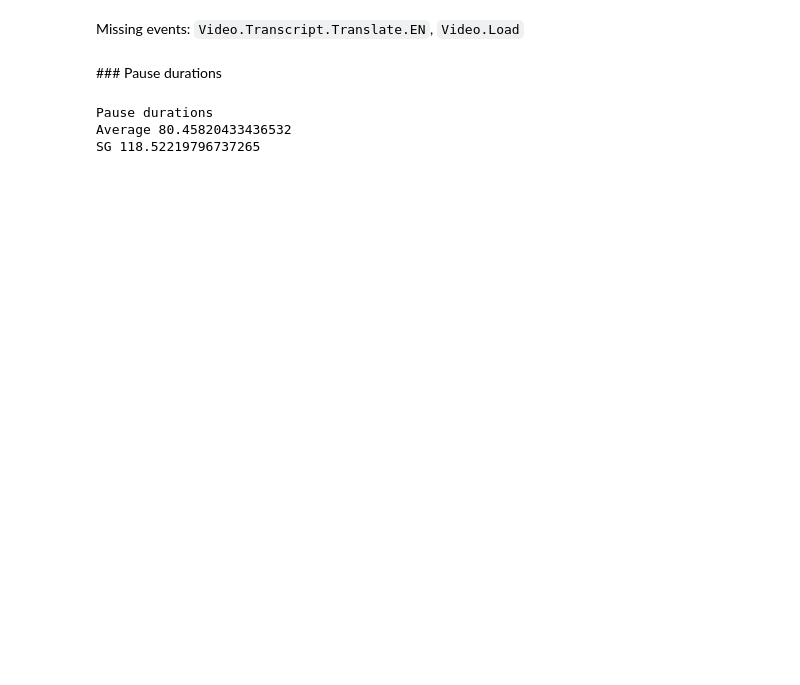
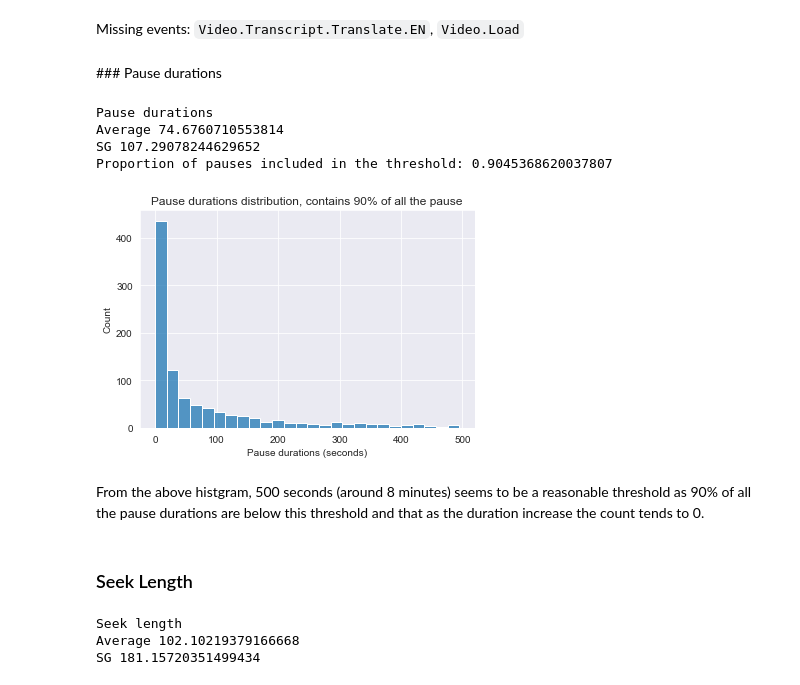
Before and after one commit to epfl-ml4ed/flipped-classroom, a Jupyter notebook: notebooks/AIED_feature_reproduction.ipynb, the cells around one changed output. Saved outputs shown, nothing was run; the diff lists cells and outputs as text; code cells hidden in the pictures; blank space fills up the shorter version.

Commit message:
AIED time speeding up feature

```diff
--- a/notebooks/AIED_feature_reproduction.ipynb
+++ b/notebooks/AIED_feature_reproduction.ipynb
@@ -273,28 +289,61 @@ Missing events: `Video.Transcript.Translate.EN`, `Video.Load`
 # %% [markdown]
 ### Pause durations
 # %%
-def pause_duration(user_events, max_duration=600):
+def pause_duration(user_events, max_duration=500):
     """Compute the time interval between each pause event and the next play event`
-    Only pause durataions smaller than `max_duration` are taken into account."""
+    Only pause durataions smaller than `max_duration` are taken into account.
+    Default threshold to 10 min"""
 
     pause_events = user_events[user_events.EventType.isin(["Video.Pause", "Video.Play"])].copy()
     pause_events = pause_events.sort_values(by="TimeStamp")
     pause_events['PrevEvent'] = pause_events['EventType'].shift(1)
     pause_events['Diff'] = pause_events.TimeStamp.diff().dropna()
     pause_events = pause_events[pause_events.PrevEvent == 'Video.Pause']
+    nb_pause = len(pause_events)
     pause_events = pause_events[pause_events.Diff < max_duration]
-    return pause_events.Diff.values
+    return pause_events.Diff.values, len(pause_events.Diff.values) / nb_pause
 
 def avg_pause_duration(user_events):
-    return pause_duration(user_events).mean()
+    return pause_duration(user_events)[0].mean()
 
 def std_pause_duration(user_events):
-    return pause_duration(user_events).std()
+    return pause_duration(user_events)[0].std()
 
 print("Pause durations")
 print("Average",avg_pause_duration(user_events))
 print("SG",std_pause_duration(user_events))
+print("Proportion of pauses included in the threshold:", pause_duration(user_events)[1])
 # %% [output]
 Pause durations
-Average 80.45820433436532
-SG 118.52219796737265
+Average 74.6760710553814
+SG 107.29078244629652
+Proportion of pauses included in the threshold: 0.9045368620037807
+# %%
+pauses = pause_duration(user_events, 500)
+sns.histplot(pauses[0])
+plt.xlabel("Pause durations (seconds)")
+plt.title("Pause durations distribution, contains {:.0f}% of all the pause".format(pauses[1] * 100));
+# %% [output]
+[figure, added]
+# %% [markdown]
+From the above histgram, 500 seconds (around 8 minutes) seems to be a reasonable threshold as 90% of all the pause durations are below this threshold and that as the duration increase the count tends to 0.
+# %% [markdown]
+### Seek Length
+# %%
+def seek_length(user_events):
+    user_events = user_events[user_events.EventType == 'Video.Seek']
+    return abs(user_events.OldTime - user_events.NewTime).values
+
+def avg_seek_length(user_events):
+    return seek_length(user_events).mean()
+
+def std_seek_length(user_events):
+    return seek_length(user_events).std()
+
+print("Seek length")
+print("Average",avg_seek_length(user_events))
+print("SG",std_seek_length(user_events))
+# %% [output]
+Seek length
+Average 102.10219379166668
+SG 181.15720351499434
```
Also changed, not shown: parts of 14 cells of this notebook, 3 other files.
